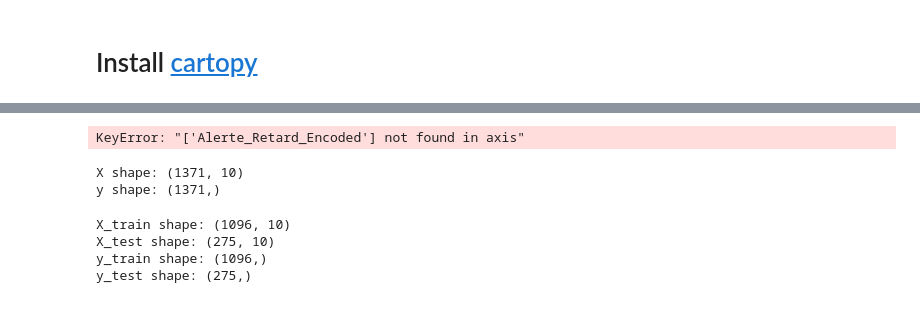
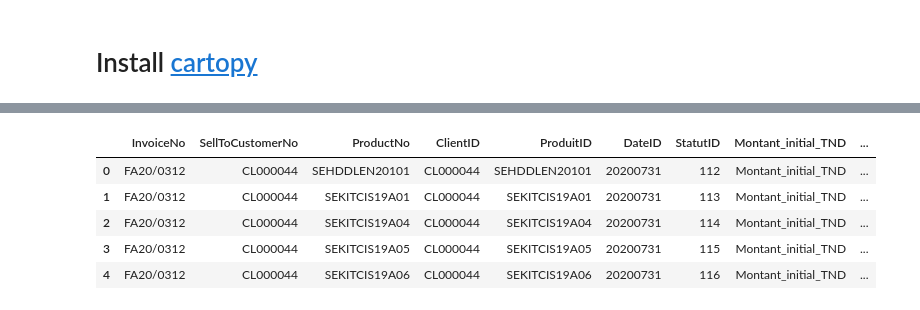
Before and after one commit to malekebenhassine/hello-world, a Jupyter notebook: Snippets_Importing_libraries.ipynb, the cells around one changed output, grey strips where cells are left out. Cells and saved outputs as stored; diff of their text form; code cells hidden in the pictures.

```diff
--- a/Snippets_Importing_libraries.ipynb
+++ b/Snippets_Importing_libraries.ipynb
@@ -360,18 +27,0 @@ dtype: int64
-# %%
-import pandas as pd
-from sklearn.model_selection import train_test_split
-from sklearn.ensemble import RandomForestClassifier
-from sklearn.metrics import classification_report, confusion_matrix
-
-# Charger les données
-df = pd.read_csv('data3.csv')  # Remplace par le nom exact
-
-# Séparer X (features) et y (target)
-X = df.drop(['Alerte_Retard', 'Alerte_Retard_Encoded'], axis=1)  # Les variables explicatives
-y = df['Alerte_Retard_Encoded']  # La cible
-
-# Vérifier
-print("X shape:", X.shape)
-print("y shape:", y.shape)
-# %% [output]
-KeyError: "['Alerte_Retard_Encoded'] not found in axis"
@@ -387,35 +28,18 @@ y = df['Alerte_Retard_Encoded']
-# %%
-import pandas as pd
-from sklearn.model_selection import train_test_split
-from sklearn.ensemble import RandomForestClassifier
-from sklearn.metrics import classification_report, confusion_matrix
-
-# Charger les données
-df = pd.read_csv('data3.csv')  # Remplace par le nom exact
-
-# Vérifier
-print("X shape:", X.shape)
-print("y shape:", y.shape)
-mapping = {'⚠️ Retard modéré': 0, '✅ À temps ou léger': 1, '🔴 Retard critique': 2, '🟠 Retard important': 3}
-df['Alerte_Retard_Encoded'] = df['Alerte_Retard'].map(mapping)
-X = df.drop(['Alerte_Retard', 'Alerte_Retard_Encoded'], axis=1)
-y = df['Alerte_Retard_Encoded']
-# %% [output]
-X shape: (1371, 10)
-y shape: (1371,)
-# %%
-from sklearn.model_selection import train_test_split
-
-X_train, X_test, y_train, y_test = train_test_split(
-    X, y, test_size=0.2, stratify=y, random_state=42
-)
-
-print(f"X_train shape: {X_train.shape}")
-print(f"X_test shape: {X_test.shape}")
-print(f"y_train shape: {y_train.shape}")
-print(f"y_test shape: {y_test.shape}")
-# %% [output]
-X_train shape: (1096, 10)
-X_test shape: (275, 10)
-y_train shape: (1096,)
-y_test shape: (275,)
+# %%
+import pandas as pd
+
+# Essaye d'abord ISO-8859-1 (latin1)
+historique = pd.read_csv('/content/datasetcomplet7.csv', encoding='ISO-8859-1', sep=';')
+
+# Ou si ça ne marche pas, essaye cp1252
+#historique = pd.read_csv('/content/datasetcomplet7.csv', encoding='cp1252')
+
+# Vérifie les premières lignes
+historique.head()
+# %% [output]
+|  | InvoiceNo | SellToCustomerNo | ProductNo | ClientID | ProduitID | DateID | StatutID | Montant_initial_TND | ... |
+| 0 | FA20/0312 | CL000044 | SEHDDLEN20101 | CL000044 | SEHDDLEN20101 | 20200731 | 112 | Montant_initial_TND | ... |
+| 1 | FA20/0312 | CL000044 | SEKITCIS19A01 | CL000044 | SEKITCIS19A01 | 20200731 | 113 | Montant_initial_TND | ... |
+| 2 | FA20/0312 | CL000044 | SEKITCIS19A04 | CL000044 | SEKITCIS19A04 | 20200731 | 114 | Montant_initial_TND | ... |
+| 3 | FA20/0312 | CL000044 | SEKITCIS19A05 | CL000044 | SEKITCIS19A05 | 20200731 | 115 | Montant_initial_TND | ... |
+| 4 | FA20/0312 | CL000044 | SEKITCIS19A06 | CL000044 | SEKITCIS19A06 | 20200731 | 116 | Montant_initial_TND | ... |
```
Also changed, not shown: parts of 34 cells of this notebook.
